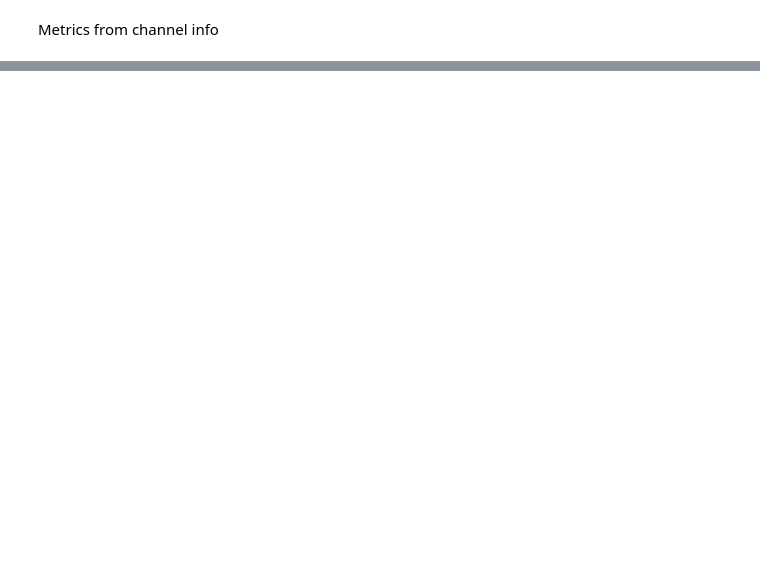
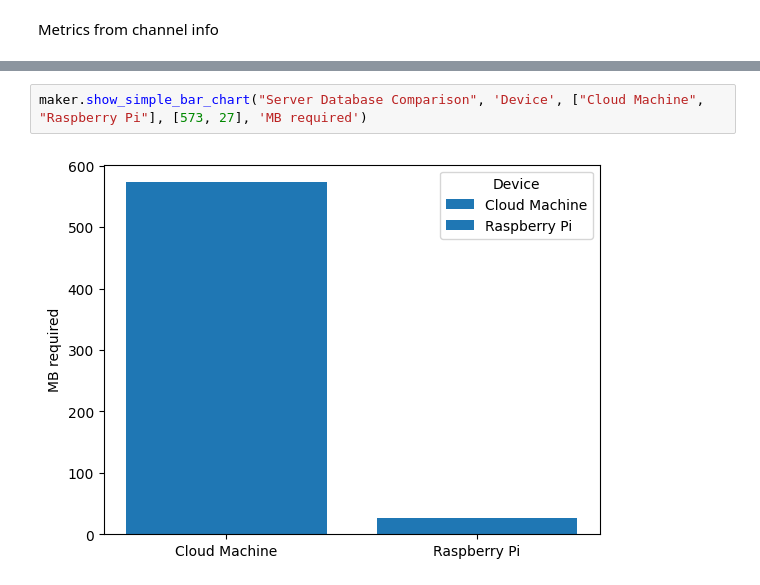
Before and after one commit to LNOpenMetrics/local-reputation-analysis, a Jupyter notebook: LN_Metrics_Chart.ipynb, the cells around one changed output, grey strips where cells are left out. Saved outputs shown, nothing was run; the diff lists cells and outputs as text; blank space fills up the shorter version.

Commit message:
add analysis on the servers
Signed-off-by: Vincenzo Palazzo <vincenzopalazzodev@gmail.com>

```diff
--- a/LN_Metrics_Chart.ipynb
+++ b/LN_Metrics_Chart.ipynb
@@ -43,0 +58,4 @@ TODO
+# %%
+maker.show_simple_bar_chart("Server Database Comparison", 'Device', ["Cloud Machine", "Raspberry Pi"], [573, 27], 'MB required')
+# %% [output]
+[figure, added]
```
Also changed, not shown: parts of 8 cells of this notebook, 1 other file.
